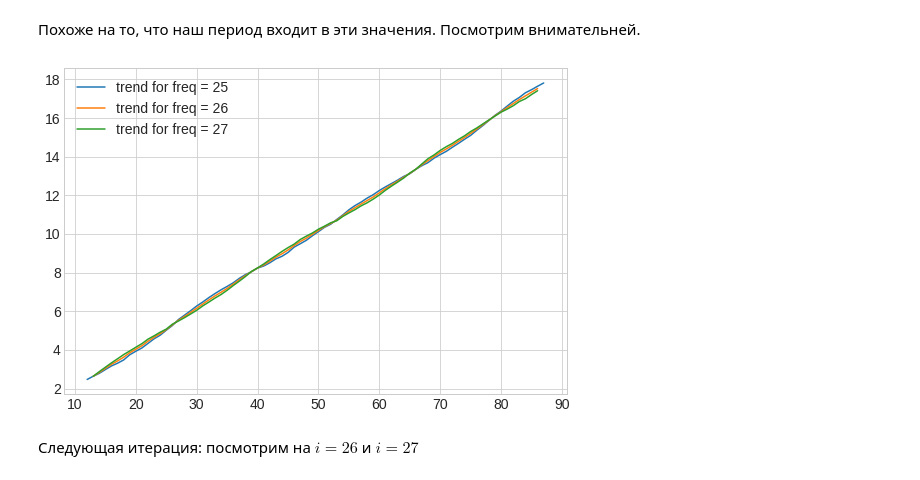
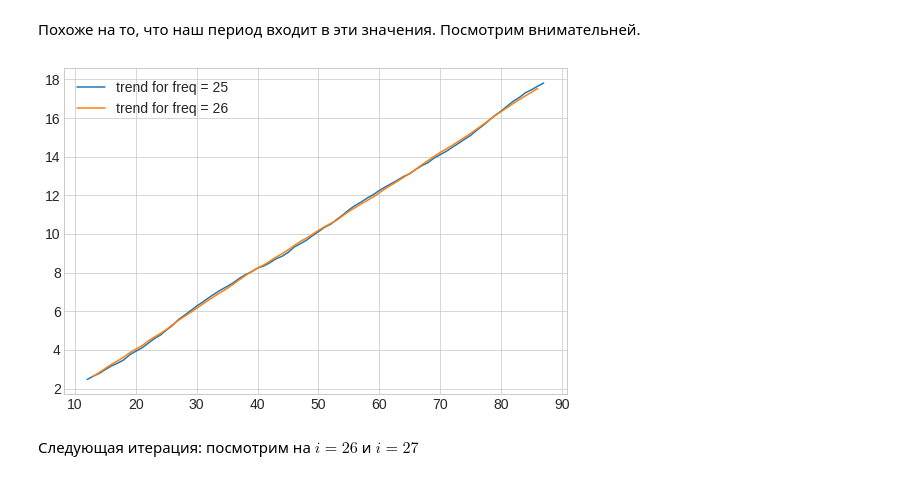
Before and after one commit to yk4r2/AppliedStats, a Jupyter notebook: MIPT/homeworks/HW9/main.ipynb, the cells around one changed output. Drawn from its saved outputs; the diff is of its cells as text; code cells hidden in the pictures.

```diff
--- a/MIPT/homeworks/HW9/main.ipynb
+++ b/MIPT/homeworks/HW9/main.ipynb
@@ -117,12 +116,12 @@ plt.show()
 # %% [markdown]
 Похоже на то, что наш период входит в эти значения. Посмотрим внимательней.
 # %%
-for i in range(25, 28):
+for i in range(25, 27):
     plt.plot(seasonal_decompose(data, freq=i).trend, label=f"trend for freq = {i}")
 plt.legend()
 plt.show()
 # %% [output]
-[figure, old version]
+[figure, new version]
 # %% [markdown]
 Следующая итерация: посмотрим на $i=26$ и $i=27$
 # %%
```
Also changed, not shown: parts of 4 cells of this notebook, 1 other file.
